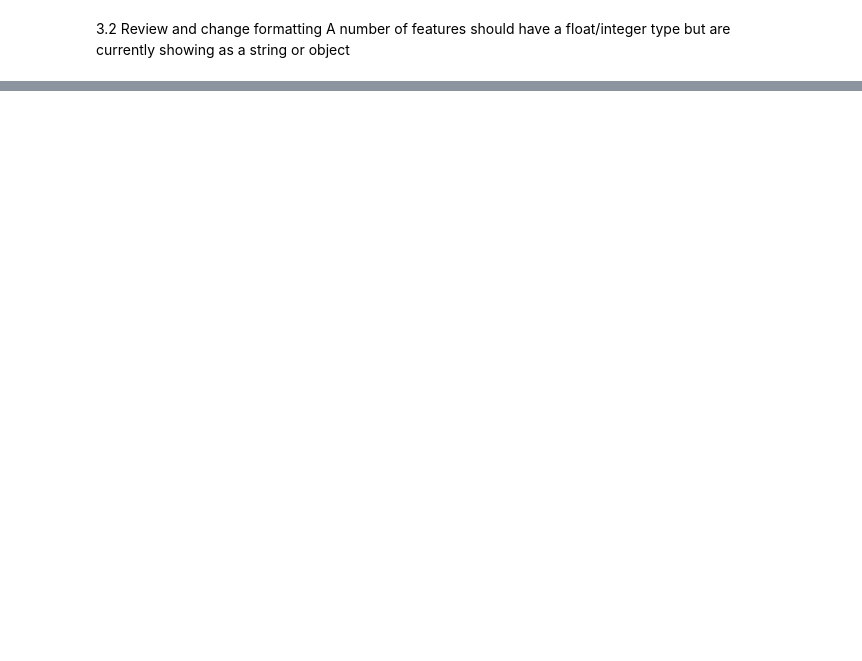
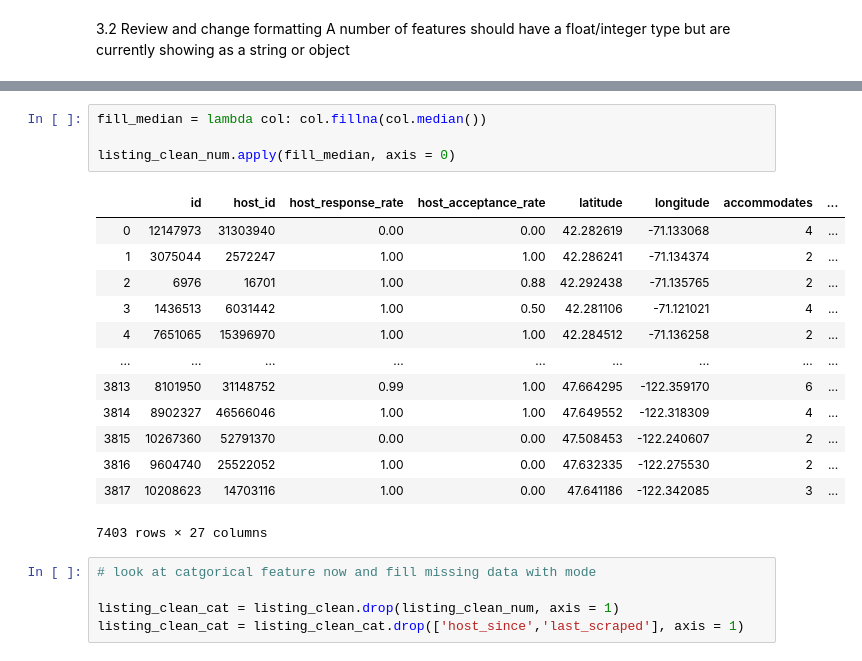
Before and after one commit to thebeachinspring/Airbnb_Data_Analysis, a Jupyter notebook: Airbnb_analysis.ipynb, the cells around one changed output, grey strips where cells are left out. Saved outputs shown, nothing was run; the diff lists cells and outputs as text; blank space fills up the shorter version.

```diff
--- a/Airbnb_analysis.ipynb
+++ b/Airbnb_analysis.ipynb
@@ -268,0 +360,23 @@ dtype: object
+# %%
+fill_median = lambda col: col.fillna(col.median())
+
+listing_clean_num.apply(fill_median, axis = 0)
+# %% [output]
+|  | id | host_id | host_response_rate | host_acceptance_rate | latitude | longitude | accommodates | ... |
+| 0 | 12147973 | 31303940 | 0.00 | 0.00 | 42.282619 | -71.133068 | 4 | ... |
+| 1 | 3075044 | 2572247 | 1.00 | 1.00 | 42.286241 | -71.134374 | 2 | ... |
+| 2 | 6976 | 16701 | 1.00 | 0.88 | 42.292438 | -71.135765 | 2 | ... |
+| 3 | 1436513 | 6031442 | 1.00 | 0.50 | 42.281106 | -71.121021 | 4 | ... |
+| 4 | 7651065 | 15396970 | 1.00 | 1.00 | 42.284512 | -71.136258 | 2 | ... |
+| ... | ... | ... | ... | ... | ... | ... | ... | ... |
+| 3813 | 8101950 | 31148752 | 0.99 | 1.00 | 47.664295 | -122.359170 | 6 | ... |
+| 3814 | 8902327 | 46566046 | 1.00 | 1.00 | 47.649552 | -122.318309 | 4 | ... |
+| 3815 | 10267360 | 52791370 | 0.00 | 0.00 | 47.508453 | -122.240607 | 2 | ... |
+| 3816 | 9604740 | 25522052 | 1.00 | 0.00 | 47.632335 | -122.275530 | 2 | ... |
+| 3817 | 10208623 | 14703116 | 1.00 | 0.00 | 47.641186 | -122.342085 | 3 | ... |
+7403 rows × 27 columns
+# %%
+# look at catgorical feature now and fill missing data with mode
+
+listing_clean_cat = listing_clean.drop(listing_clean_num, axis = 1)
+listing_clean_cat = listing_clean_cat.drop(['host_since','last_scraped'], axis = 1)
```
Also changed, not shown: parts of 21 cells of this notebook, 1 other file.
